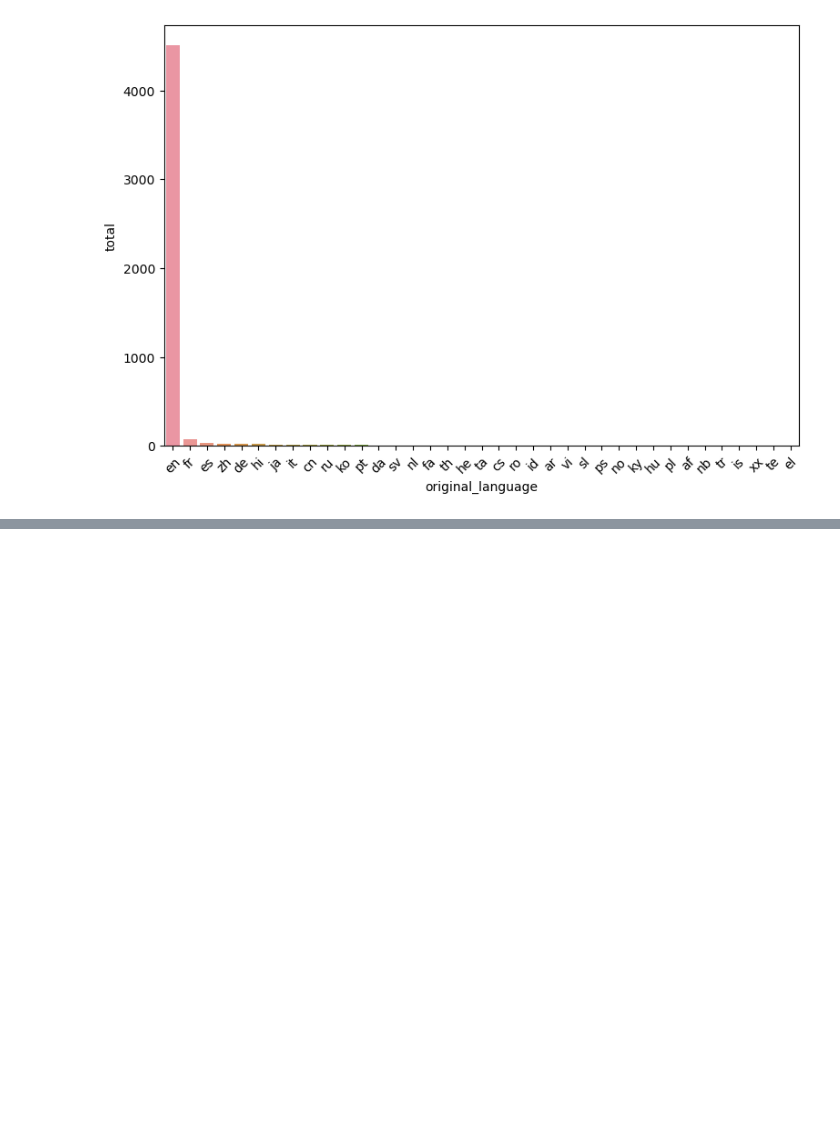
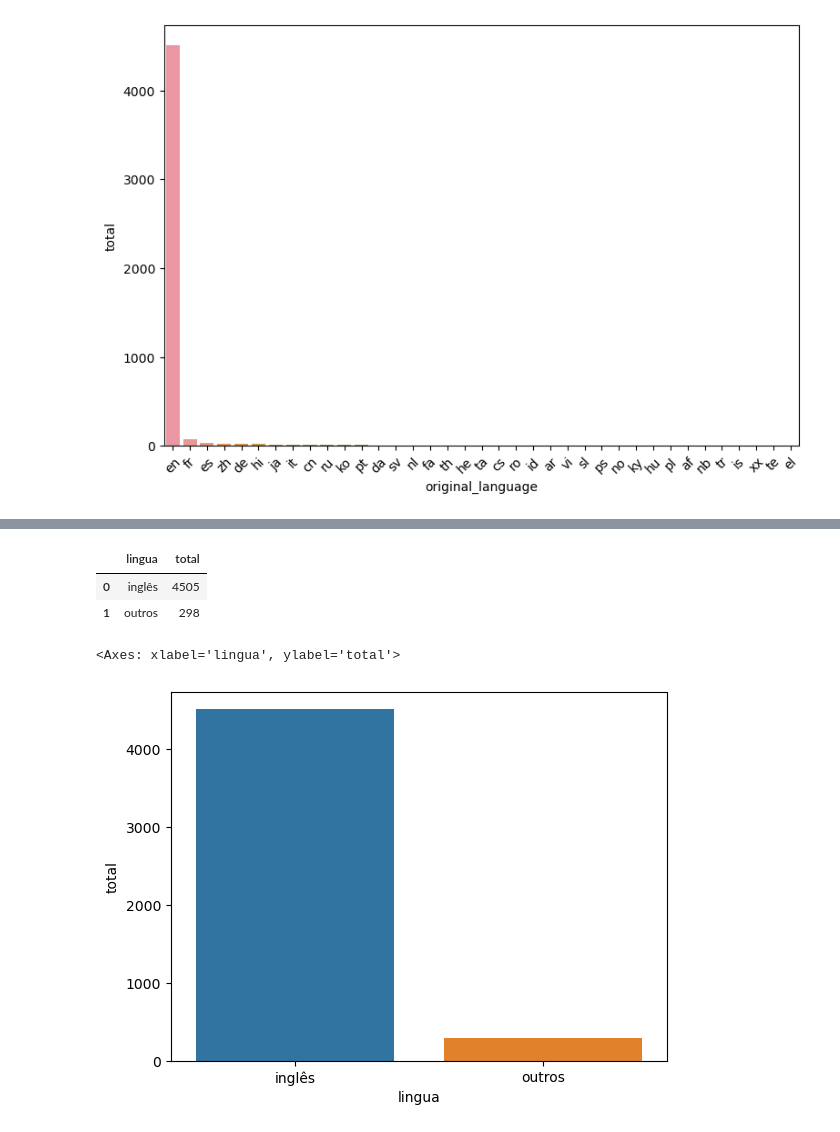
Before and after one commit to JpLimags/alura_course, a Jupyter notebook: visualizando_gráficos_por categorias.ipynb, the cells around one changed output, grey strips where cells are left out. Saved outputs shown, nothing was run; the diff lists cells and outputs as text; code cells hidden in the pictures; blank space fills up the shorter version.

```diff
--- a/visualizando_gráficos_por categorias.ipynb
+++ b/visualizando_gráficos_por categorias.ipynb
@@ -32,0 +39,23 @@ sns.barplot(data=count_language, x='original_language', y='total')
+# %%
+total_per_language = df_tmdb["original_language"].value_counts()
+grand_total = total_per_language.sum()
+total_en = total_per_language.loc["en"]
+total_the_rest = grand_total - total_en
+# %%
+data = {
+
+    "lingua": ["inglês", "outros"],
+    "total": [total_en, total_the_rest]
+}
+
+dados = pd.DataFrame(data)
+dados
+# %% [output]
+|  | lingua | total |
+| 0 | inglês | 4505 |
+| 1 | outros | 298 |
+# %%
+sns.barplot(x="lingua", y="total", data=dados)
+# %% [output]
+<Axes: xlabel='lingua', ylabel='total'>
+[figure, added]
```
Also changed, not shown: parts of 2 cells of this notebook.
